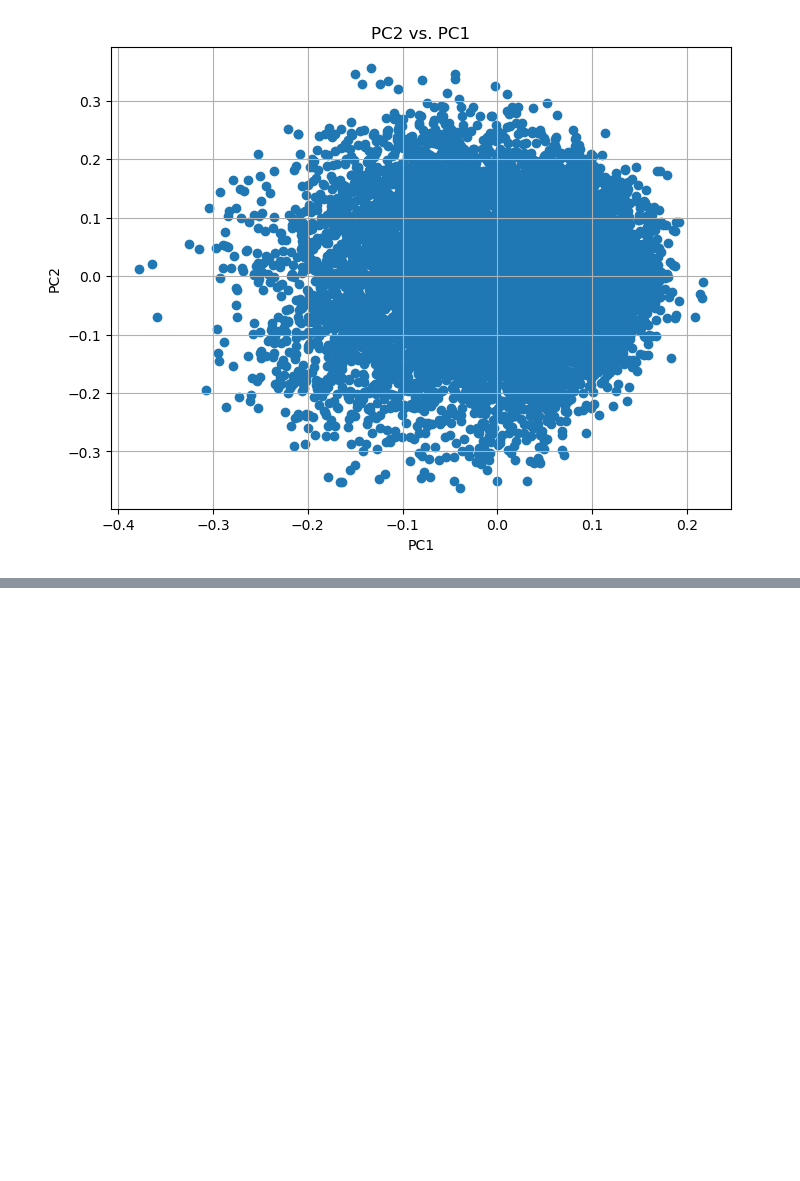
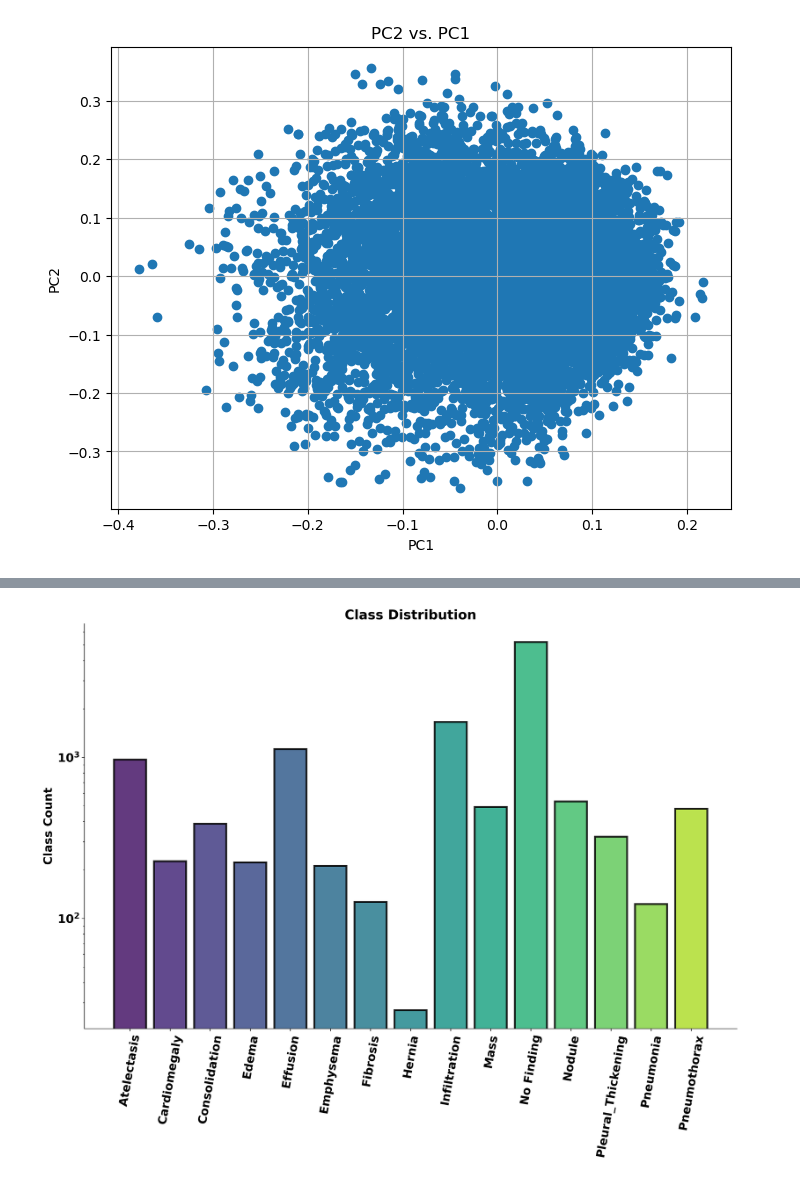
Before and after one commit to katztyler01/LungClass, a Jupyter notebook: init.ipynb, the cells around one changed output, grey strips where cells are left out. Saved outputs shown, nothing was run; the diff lists cells and outputs as text; code cells hidden in the pictures; blank space fills up the shorter version.

```diff
--- a/init.ipynb
+++ b/init.ipynb
@@ -178,0 +219,37 @@ fig.show()
+# %%
+plt.rcParams.update({
+    'axes.labelsize': 16,  # Global label size for all axes
+    'ytick.labelsize': 16
+})
+# Assuming 'filtered_df' and 'LABEL_COLORS' are predefined as per your context
+class_counts = filtered_df['class_name'].value_counts().sort_index()
+
+# Create a new figure and axis object
+fig, ax = plt.subplots(figsize=(16, 10), dpi = 300)  # Set figure size
+
+colors = sb.color_palette('viridis', 16)
+
+# Generate the bar plot
+bars = ax.bar(class_counts.index, class_counts, color=colors, log=True, linewidth = 2.5, edgecolor='black')
+
+# Set opacity for each bar
+for bar in bars:
+    bar.set_alpha(0.85)
+
+# Set labels and titles
+ax.set_xlabel('', fontsize=16, fontweight='bold')  # Empty string as x-label as per original code
+ax.set_ylabel('Class Count', fontsize=16, fontweight='bold')
+ax.set_title('Class Distribution', fontsize=18, fontweight='bold')
+# Rotate the x-axis tick labels to be vertical and increase font size
+plt.xticks(rotation=80, fontsize=16, fontweight="bold")
+plt.yticks(fontweight="bold")
+ax.spines['top'].set_visible(False)
+ax.spines['right'].set_visible(False)
+
+# Save the figure
+plt.savefig('class_distribution.png', dpi=300)  # dpi is a way to control the resolution
+
+# Show the plot
+plt.show()
+# %% [output]
+[figure, added]
```
Also changed, not shown: parts of 3 cells of this notebook.
